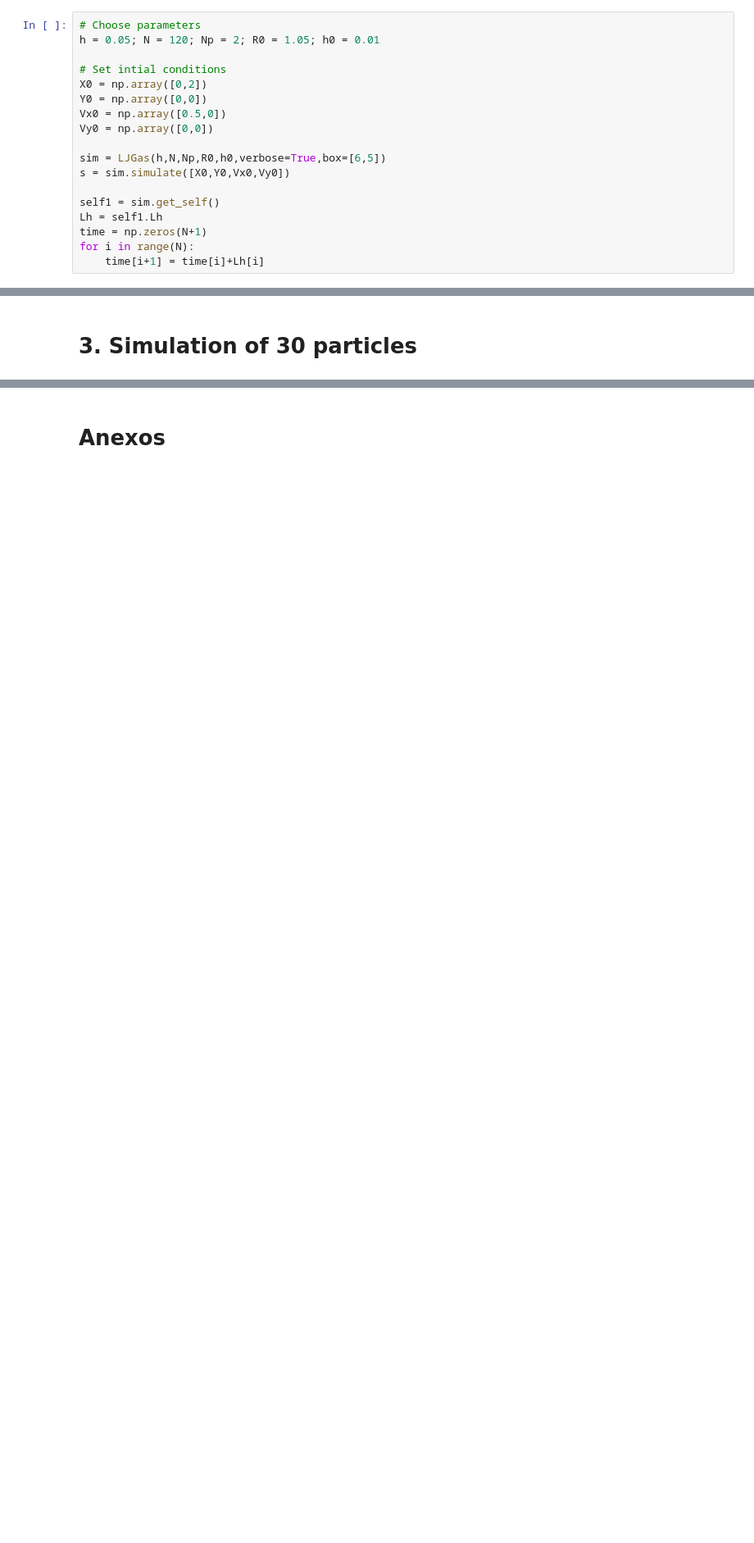
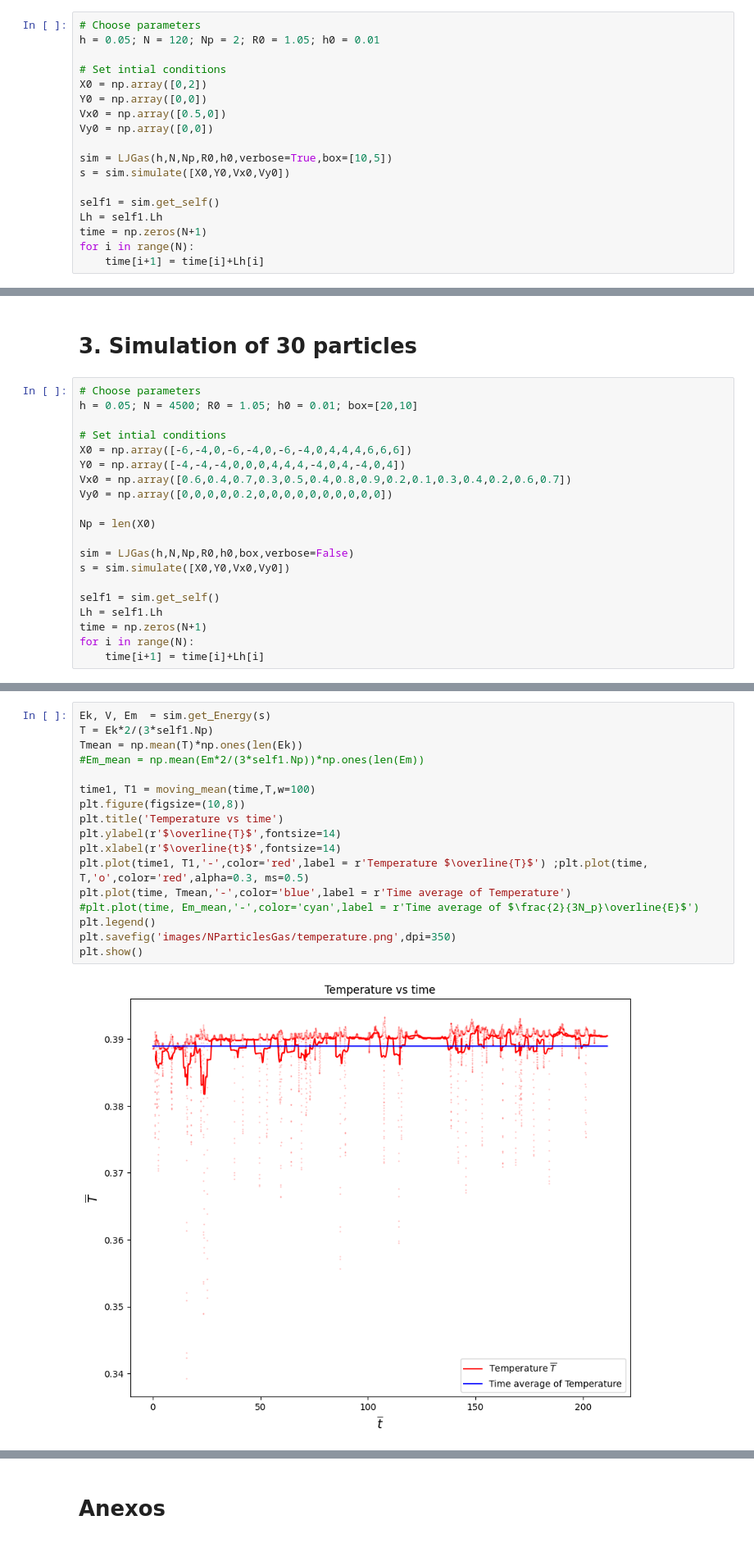
Before and after one commit to AndresGuarin/JupyterCodes, a Jupyter notebook: Computational Physics/LennardJonesGas/gas_dynamics.ipynb, the cells around one changed output, grey strips where cells are left out. Shown at 82% size. Cells and saved outputs as stored; diff of their text form; blank space fills up the shorter version.

```diff
--- a/Computational Physics/LennardJonesGas/gas_dynamics.ipynb
+++ b/Computational Physics/LennardJonesGas/gas_dynamics.ipynb
@@ -272,7 +344,7 @@ Y0 = np.array([0,0])
 Vx0 = np.array([0.5,0])
 Vy0 = np.array([0,0])
 
-sim = LJGas(h,N,Np,R0,h0,verbose=True,box=[6,5])
+sim = LJGas(h,N,Np,R0,h0,verbose=True,box=[10,5])
 s = sim.simulate([X0,Y0,Vx0,Vy0])
 
 self1 = sim.get_self()
@@ -450,3 +529,23 @@ array([-0.00019471, -0.00021218, -0.00023146, -0.00025275, -0.0002763 ,
        -0.00079179, -0.00087674, -0.00097148, -0.00107699, -0.00119419])
 # %% [markdown]
 # **3. Simulation of 30 particles**
+# %%
+# Choose parameters
+h = 0.05; N = 4500; R0 = 1.05; h0 = 0.01; box=[20,10]
+
+# Set intial conditions
+X0 = np.array([-6,-4,0,-6,-4,0,-6,-4,0,4,4,4,6,6,6])
+Y0 = np.array([-4,-4,-4,0,0,0,4,4,4,-4,0,4,-4,0,4])
+Vx0 = np.array([0.6,0.4,0.7,0.3,0.5,0.4,0.8,0.9,0.2,0.1,0.3,0.4,0.2,0.6,0.7])
+Vy0 = np.array([0,0,0,0,0.2,0,0,0,0,0,0,0,0,0,0])
+
+Np = len(X0)
+
+sim = LJGas(h,N,Np,R0,h0,box,verbose=False)
+s = sim.simulate([X0,Y0,Vx0,Vy0])
+
+self1 = sim.get_self()
+Lh = self1.Lh
+time = np.zeros(N+1)
+for i in range(N):
+    time[i+1] = time[i]+Lh[i]
@@ -452,0 +623,19 @@ array([-0.00019471, -0.00021218, -0.00023146, -0.00025275, -0.0002763 ,
+# %%
+Ek, V, Em  = sim.get_Energy(s)
+T = Ek*2/(3*self1.Np)
+Tmean = np.mean(T)*np.ones(len(Ek))
+#Em_mean = np.mean(Em*2/(3*self1.Np))*np.ones(len(Em))
+
+time1, T1 = moving_mean(time,T,w=100)
+plt.figure(figsize=(10,8))
+plt.title('Temperature vs time')
+plt.ylabel(r'$\overline{T}$',fontsize=14)
+plt.xlabel(r'$\overline{t}$',fontsize=14)
+plt.plot(time1, T1,'-',color='red',label = r'Temperature $\overline{T}$') ;plt.plot(time, T,'o',color='red',alpha=0.3, ms=0.5)
+plt.plot(time, Tmean,'-',color='blue',label = r'Time average of Temperature')
+#plt.plot(time, Em_mean,'-',color='cyan',label = r'Time average of $\frac{2}{3N_p}\overline{E}$')
+plt.legend()
+plt.savefig('images/NParticlesGas/temperature.png',dpi=350)
+plt.show()
+# %% [output]
+[figure, added]
```
Also changed, not shown: parts of 33 cells of this notebook, 9 other files.
